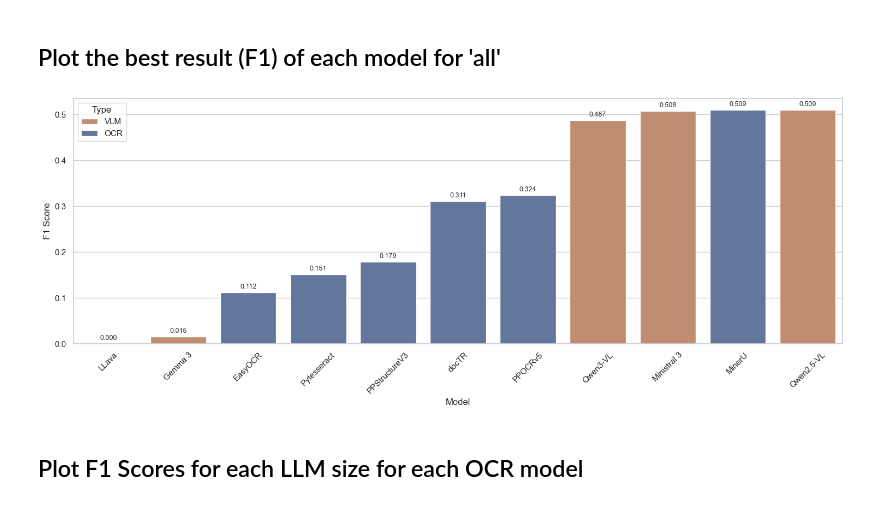
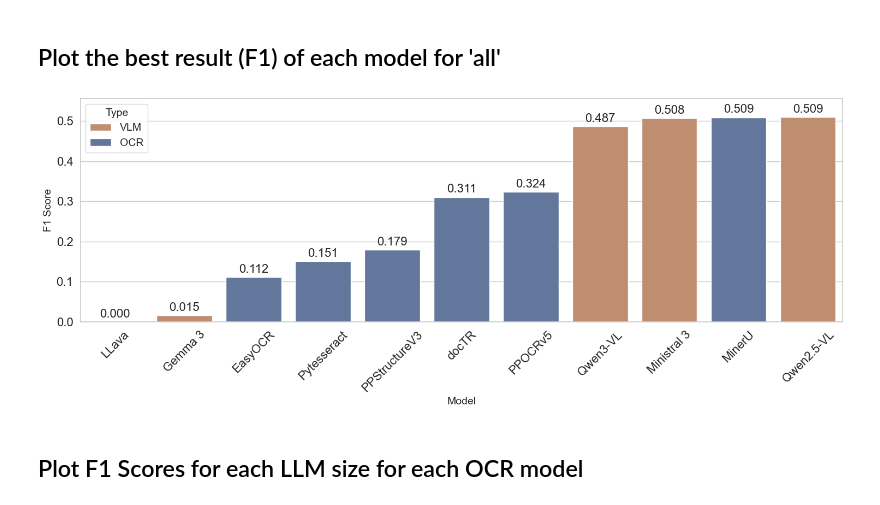
Before and after one commit to calgo-lab/struct-extract-research, a Jupyter notebook: src/eval_vis.ipynb, the cells around one changed output. Cells and saved outputs as stored; diff of their text form; code cells hidden in the pictures.

```diff
--- a/src/eval_vis.ipynb
+++ b/src/eval_vis.ipynb
@@ -17,39 +17,42 @@ df = df.loc[df['Eval Config'] == 'all']
 # only get the best F1 score for each OCR Model + all VLMs
 vlms = df[df['OCR Engine'] == 'N/A'].copy()
 best_per_ocr_engine = (
     df[df['OCR Engine'] != 'N/A']
     .loc[df[df['OCR Engine'] != 'N/A']
     .groupby('OCR Engine')['F1'].idxmax()]
 )
 # concat and sort by F1
 result = pd.concat([vlms, best_per_ocr_engine]).reset_index(drop=True)
 result = result.sort_values('F1', ascending=True)
 # reduce to values needed
 plot_data = {
     'Model': [row['OCR Engine'] if row['OCR Engine'] != "N/A" else row['Model'] for _, row in result.iterrows()],
     'LLM': [row['Model'] if 'Qwen3:' in row['Model'] else 'N/A' for _, row in result.iterrows()],
     'Type': ['OCR' if 'Qwen3:' in row['Model'] else 'VLM' for _, row in result.iterrows()],
     'Score': [row['F1'] for _, row in result.iterrows()]
 }
 plot_df = pd.DataFrame(plot_data)
 # print(plot_df.to_latex())
 # add lil bars that show the different LLMs vor OCR models
 sns.set_theme(style='whitegrid')
 f, ax = plt.subplots(figsize=(15, 6))
 sns.barplot(x="Model", y="Score", hue="Type",
             palette={"VLM": "#CC8963", "OCR": "#5975A4"}, data=plot_df)
-
+ax.legend(title="Type", title_fontsize=14, fontsize=14)
 # Add values on top of bars
 for container in ax.containers:
-    ax.bar_label(container, fmt='%.3f', padding=3, fontsize=9)
+    ax.bar_label(container, fmt='%.3f', padding=3, fontsize=16)
+ax.set_ylim(top=ax.get_ylim()[1] * 1.04)
+ax.tick_params(axis='both', labelsize=16)
+ax.set_xlabel("Model", fontsize=14)
+ax.set_ylabel("F1 Score", fontsize=14)
+ax.tick_params(axis='x', rotation=45)
 
-ax.set_xlabel("Model")
-ax.set_ylabel("F1 Score")
-ax.tick_params(axis='x', rotation=45)
 plt.tight_layout()
+plt.savefig("bestf1bigger.svg", format="svg", bbox_inches="tight")
 plt.show()
 # %% [output]
-[figure, old version]
+[figure, new version]
 # %% [markdown]
 ## Plot F1 Scores for each LLM size for each OCR model
 # %%
```
Also changed, not shown: parts of 2 cells of this notebook, 1 other file.
